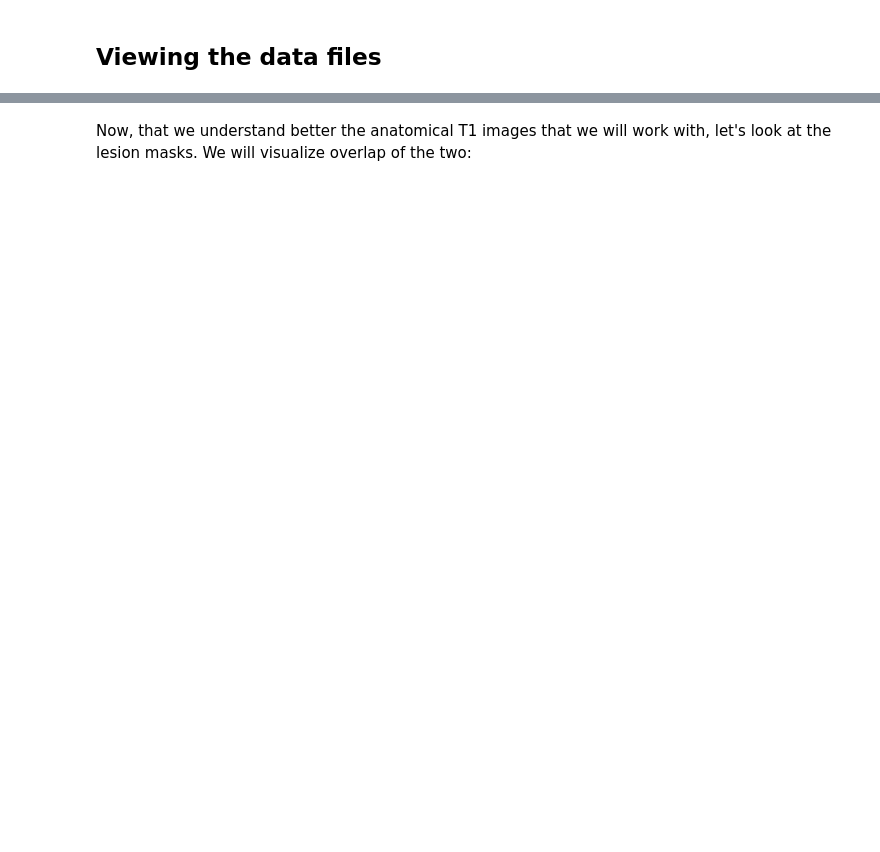
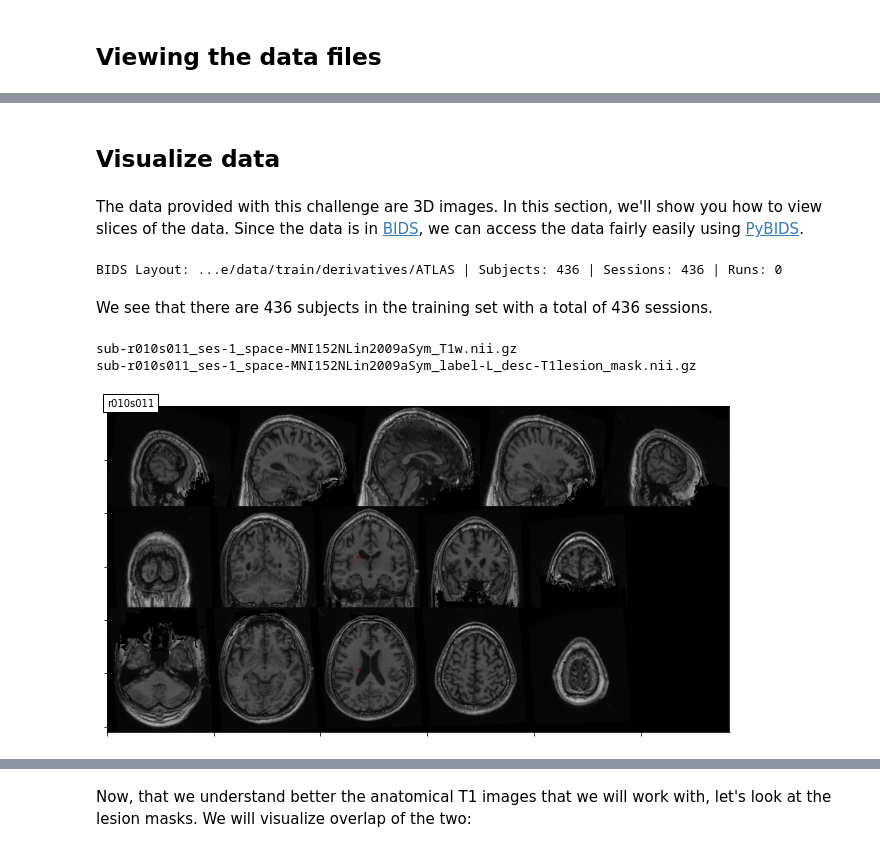
Before and after one commit to ramp-kits/stroke_lesions, a Jupyter notebook: stroke_starting_kit.ipynb, the cells around one changed output, grey strips where cells are left out. Cells and saved outputs as stored; diff of their text form; code cells hidden in the pictures; blank space fills up the shorter version.

```diff
--- a/stroke_starting_kit.ipynb
+++ b/stroke_starting_kit.ipynb
@@ -187,0 +101,41 @@ By normalizing to the MNI space we are trying to align and warp the brain to mat
+# %% [markdown]
+## Visualize data <a name=visualize></a>
+# %% [markdown]
+The data provided with this challenge are 3D images. In this section, we'll show you how to view slices of the data.
+Since the data is in [BIDS](https://bids-specification.readthedocs.io/en/stable/), we can access the data fairly easily using [PyBIDS](https://github.com/bids-standard/pybids).
+# %%
+import bids
+from bids import BIDSLayout
+bids.config.set_option('extension_initial_dot', True)  # Warning suppression
+data = BIDSLayout('data/train', derivatives=True).derivatives['ATLAS']
+
+print(data)
+# %% [output]
+BIDS Layout: ...e/data/train/derivatives/ATLAS | Subjects: 436 | Sessions: 436 | Runs: 0
+# %% [markdown]
+We see that there are 436 subjects in the training set with a total of 436 sessions.
+# %%
+# Pick random sample
+import random
+subjects = data.entities['subject'].unique()
+sample = random.choice(subjects)
+
+structural = data.get(subject=sample, suffix='T1w')[0]
+mask = data.get(subject=sample, suffix='mask')[0]
+print(structural.filename)
+print(mask.filename)
+# %% [output]
+sub-r010s011_ses-1_space-MNI152NLin2009aSym_T1w.nii.gz
+sub-r010s011_ses-1_space-MNI152NLin2009aSym_label-L_desc-T1lesion_mask.nii.gz
+# %%
+%matplotlib inline
+from nii_slice import qc_slice
+from matplotlib import pyplot as plt
+plt.rcParams['figure.figsize'] = [14, 6]
+qc_slice(structural.path, mask_path=mask.path, nslices=5)
+
+# Beautify plot
+plt.text(0,0, f'{sample}', bbox={'facecolor': 'white'});  # Label which subject
+plt.tick_params(axis='both', labelbottom=False, labelleft=False)
+# %% [output]
+[figure, added]
```
Also changed, not shown: parts of 145 cells of this notebook.
